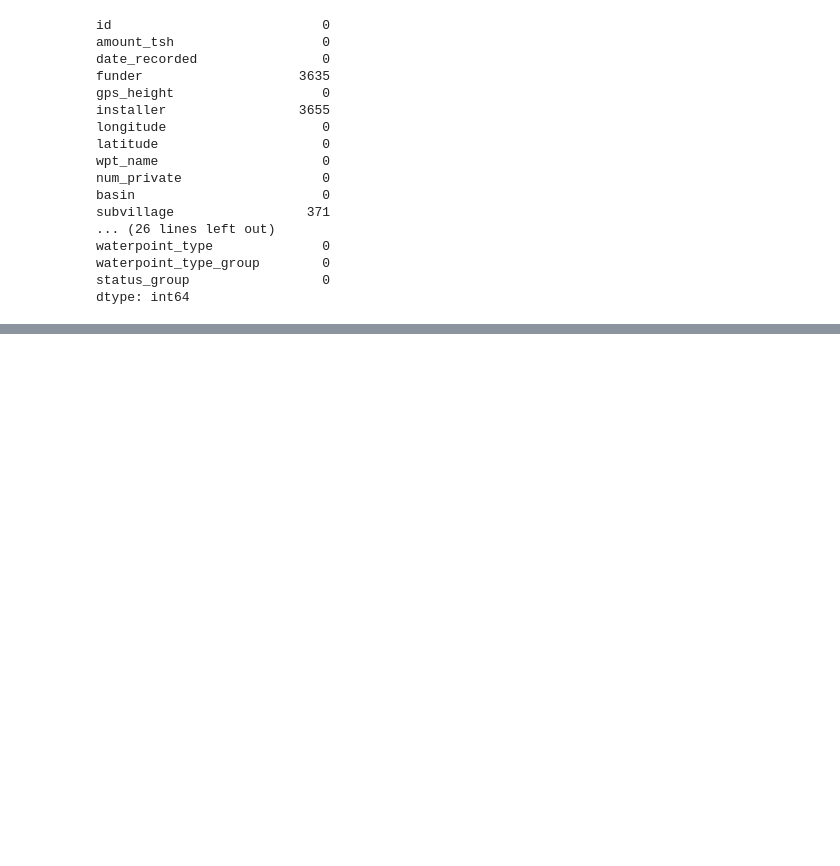
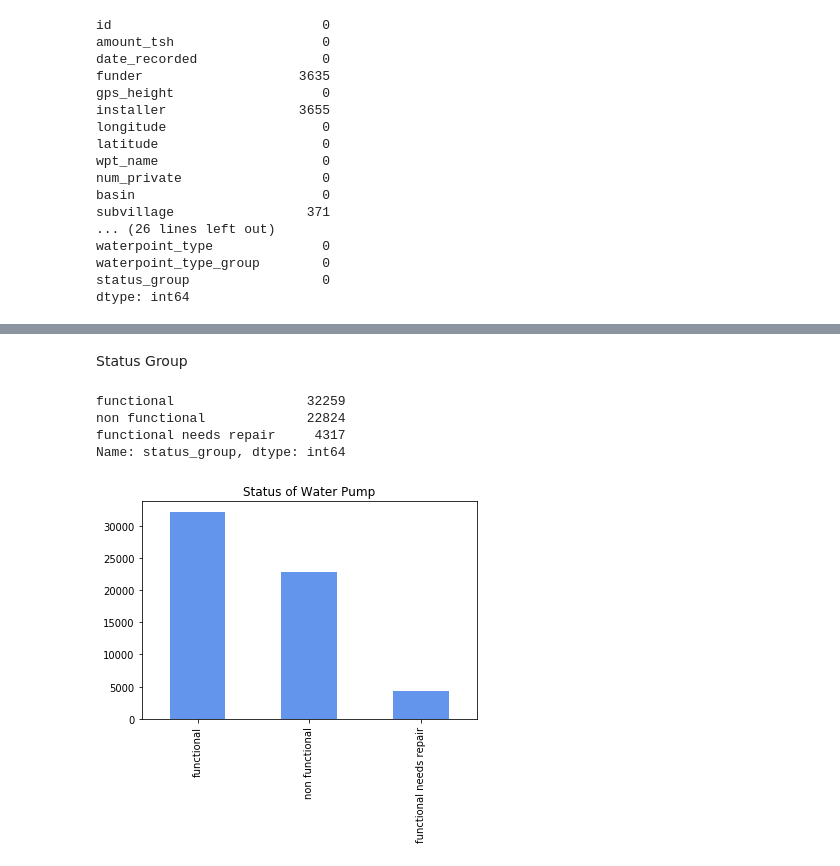
Before and after one commit to emilia329/PumpIt, a Jupyter notebook: WaterTanzia.ipynb, the cells around one changed output, grey strips where cells are left out. Saved outputs shown, nothing was run; the diff lists cells and outputs as text; code cells hidden in the pictures; blank space fills up the shorter version.

```diff
--- a/WaterTanzia.ipynb
+++ b/WaterTanzia.ipynb
@@ -51,0 +84,11 @@ dtype: int64
+# %% [markdown]
+Status Group
+# %%
+df['status_group'].value_counts().plot(kind='bar', color='cornflowerblue',title='Status of Water Pump')
+print(df['status_group'].value_counts())
+# %% [output]
+functional                 32259
+non functional             22824
+functional needs repair     4317
+Name: status_group, dtype: int64
+[figure, added]
```
Also changed, not shown: parts of 10 cells of this notebook.
